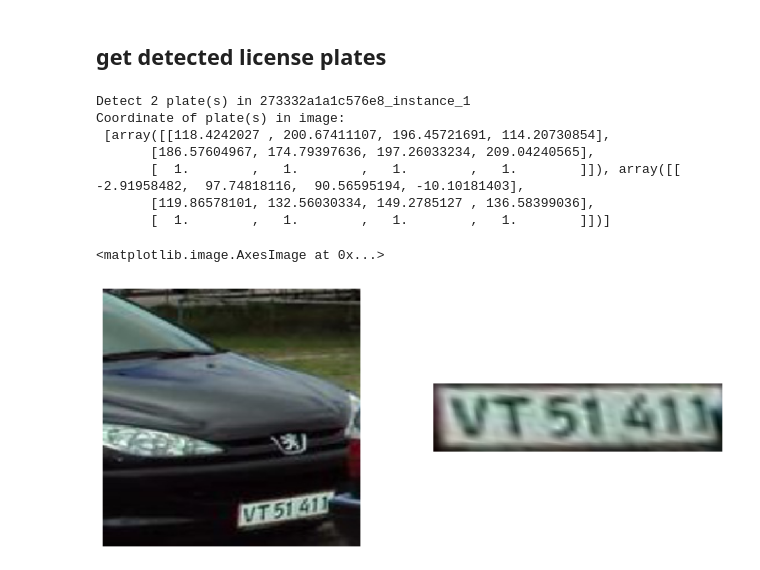
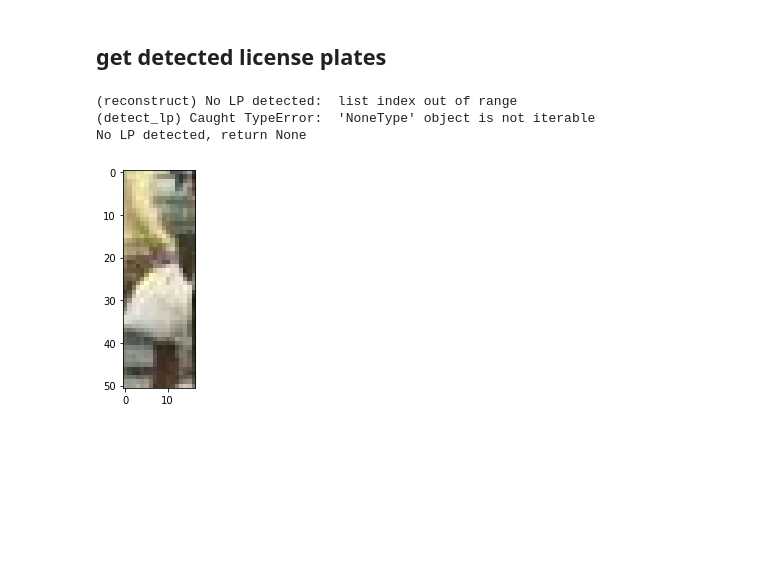
Before and after one commit to jwillow19/license-plate-detection-recognition, a Jupyter notebook: WPOD_lp_detection.ipynb, the cells around one changed output. Drawn from its saved outputs; the diff is of its cells as text; code cells hidden in the pictures; blank space fills up the shorter version.

Commit message:
added exception for no lp detect

```diff
--- a/WPOD_lp_detection.ipynb
+++ b/WPOD_lp_detection.ipynb
@@ -98,39 +94,49 @@ im.shape[:2]
 # %%
 def detect_plate(img_path):
     '''
     Input: img_path (STR)
+    This function calculates the Resizing-Factor mentioned in the paper
+    Dmin = 288 and Dmax = 608 are chosen such that it produces optimal
+        results between accuracy and running time
     '''
     Dmax = 608
-    Dmin = 408
+    Dmin = 288
     bbox = preprocess(img_path)
     # get width:height image ratio
     ratio = float(max(bbox.shape[:2]) / min(bbox.shape[:2]))
     size = int(ratio*Dmin)
     bound = min(size, Dmax)
     # Detect LP with wpod-net
-    _ , LpImg, _, cor = detect_lp(wpod_net, bbox, bound, lp_threshold=0.5)
-    return LpImg, cor
+    try:
+        _ , LpImg, _, cor = detect_lp(wpod_net, bbox, bound, lp_threshold=0.5)
+        return LpImg, cor
+    except TypeError:
+        print('No LP detected, return None')
+        return None, None
 
-demo = input_path[34]
+
+# 34, 270 has detectable plate
+# 56
+demo = input_path[56]
 LpImg, cor = detect_plate(demo)
-print("Detect %i plate(s) in"%len(LpImg),splitext(basename(demo))[0])
-print("Coordinate of plate(s) in image: \n", cor)
 
-# Visualize our result
-plt.figure(figsize=(12,5))
-plt.subplot(1,2,1)
-plt.axis(False)
-plt.imshow(preprocess(demo))
-plt.subplot(1,2,2)
-plt.axis(False)
-plt.imshow(LpImg[0])
+if LpImg:
+    print("Detect %i plate(s) in"%len(LpImg),splitext(basename(demo))[0])
+    print("Coordinate of plate(s) in image: \n", cor)
+
+    # Visualize our result
+    plt.figure(figsize=(12,5))
+    plt.subplot(1,2,1)
+    plt.axis(False)
+    plt.imshow(preprocess(demo))
+    plt.subplot(1,2,2)
+    plt.axis(False)
+    plt.imshow(LpImg[0])
+else:
+    demo_img = cv2.imread(demo)
+    plt.imshow(demo_img)
 # %% [output]
-Detect 2 plate(s) in 273332a1a1c576e8_instance_1
-Coordinate of plate(s) in image:
- [array([[118.4242027 , 200.67411107, 196.45721691, 114.20730854],
-       [186.57604967, 174.79397636, 197.26033234, 209.04240565],
-       [  1.        ,   1.        ,   1.        ,   1.        ]]), array([[ -2.91958482,  97.74818116,  90.56595194, -10.10181403],
-       [119.86578101, 132.56030334, 149.2785127 , 136.58399036],
-       [  1.        ,   1.        ,   1.        ,   1.        ]])]
+(reconstruct) No LP detected:  list index out of range
+(detect_lp) Caught TypeError:  'NoneType' object is not iterable
+No LP detected, return None
-<matplotlib.image.AxesImage at 0x...>
-[figure, old version]
+[figure, new version]
```
Also changed, not shown: parts of 3 cells of this notebook, 2 other files.
